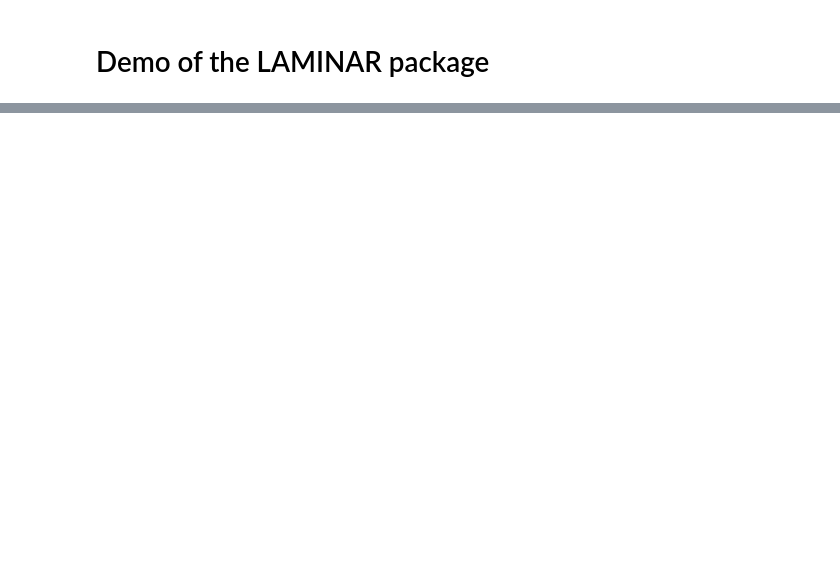
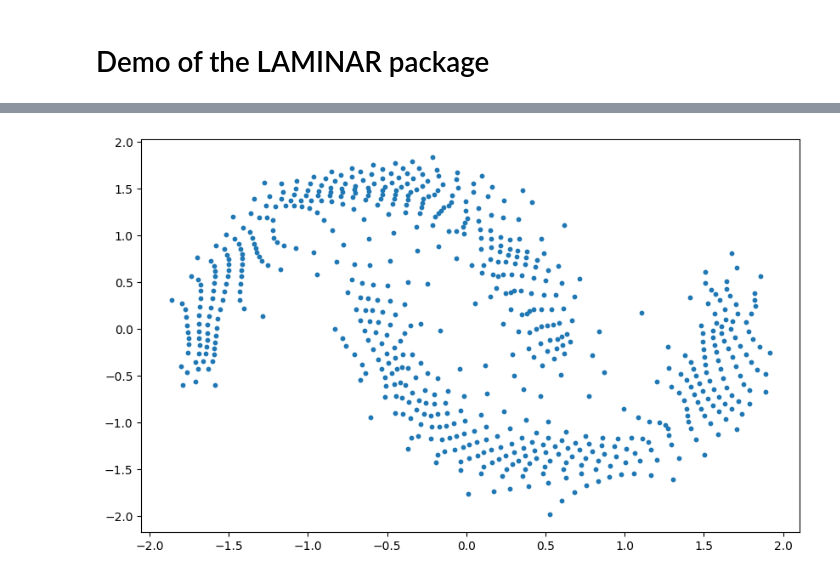
Before and after one commit to CKleiber/LAMINAR, a Jupyter notebook: notebooks/demo.ipynb, the cells around one changed output, grey strips where cells are left out. Drawn from its saved outputs; the diff is of its cells as text; code cells hidden in the pictures; blank space fills up the shorter version.

```diff
--- a/notebooks/demo.ipynb
+++ b/notebooks/demo.ipynb
@@ -113,0 +115,9 @@ tensor([[ 0.8433, -0.2477],
+# %%
+grid = LAM.grid
+
+#plot the grid
+fig, ax = plt.subplots(figsize=(10, 6))
+plot = ax.scatter(grid[:, 0], grid[:, 1], s=10)
+plt.show()
+# %% [output]
+[figure, added]
```
Also changed, not shown: parts of 12 cells of this notebook, 2 other files.
